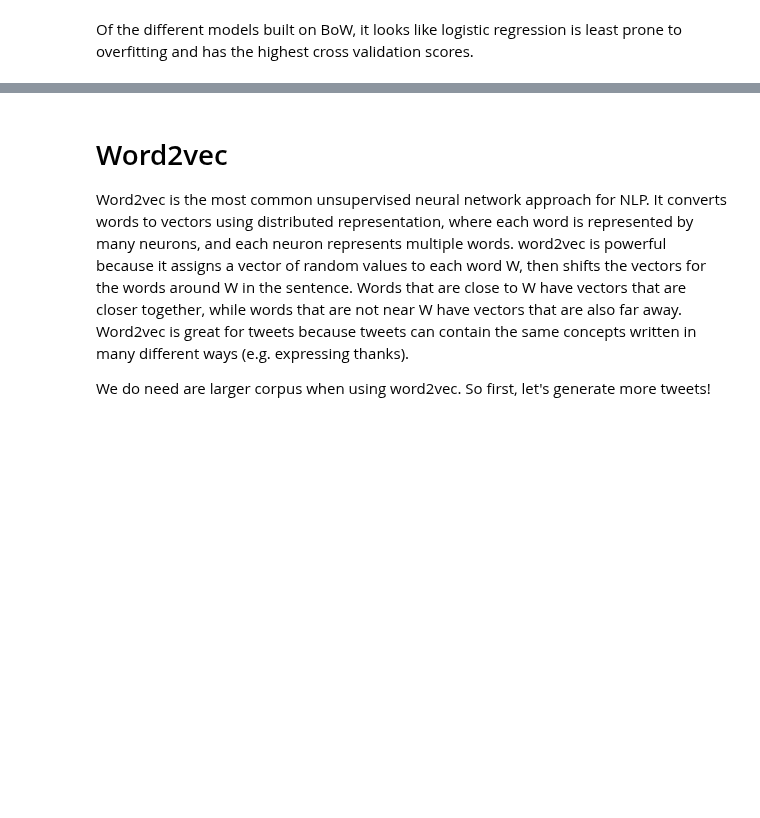
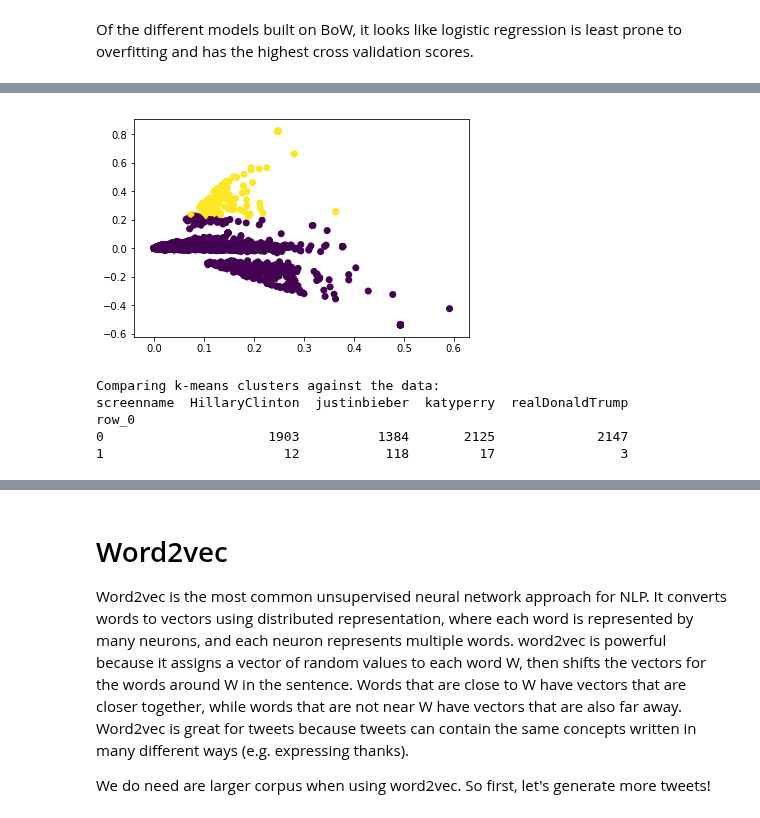
Before and after one commit to jlinGG/Thinkful-DS-Bootcamp, a Jupyter notebook: Twitter-Classifier.ipynb, the cells around one changed output, grey strips where cells are left out. Cells and saved outputs as stored; diff of their text form; code cells hidden in the pictures; blank space fills up the shorter version.

```diff
--- a/Twitter-Classifier.ipynb
+++ b/Twitter-Classifier.ipynb
@@ -552,0 +632,18 @@ Great! Let's apply SVD and see how the tweets are classified.
+# %%
+# Calculate predicted values.
+y_pred = KMeans(n_clusters=2, random_state=42).fit_predict(X_train_svd)
+
+# Plot the solution.
+plt.scatter(X_train_svd[:, 0], X_train_svd[:, 1], c=y_pred)
+plt.show()
+
+# Check the solution against the data.
+print('Comparing k-means clusters against the data:')
+print(pd.crosstab(y_pred, y3_train))
+# %% [output]
+[figure, added]
+Comparing k-means clusters against the data:
+screenname  HillaryClinton  justinbieber  katyperry  realDonaldTrump
+row_0
+0                     1903          1384       2125             2147
+1                       12           118         17                3
```
Also changed, not shown: parts of 73 cells of this notebook.
